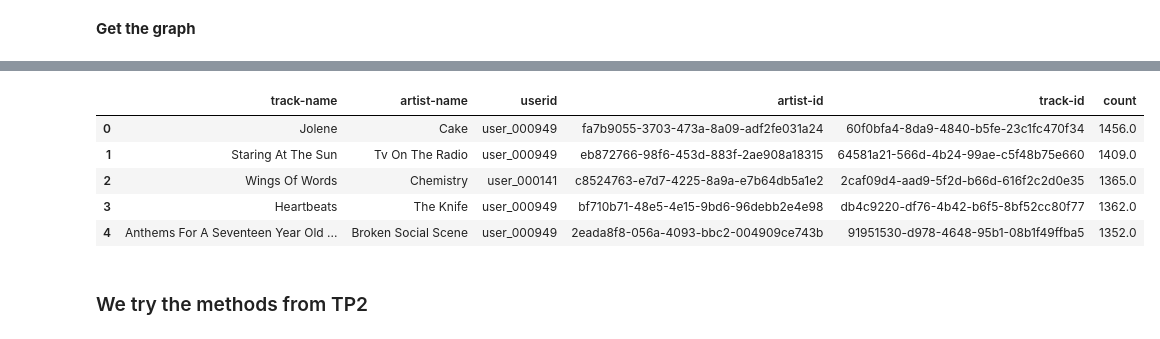
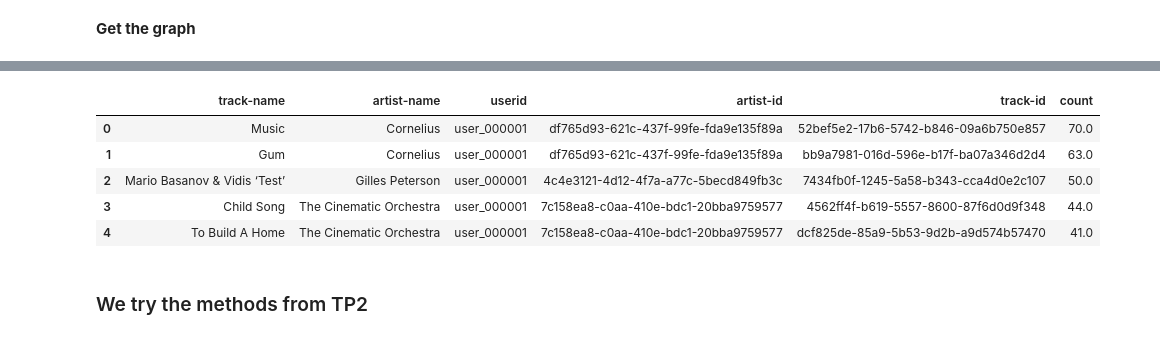
Before and after one commit to chloedia/Graph_Music_Recommendation, a Jupyter notebook: Main.ipynb, the cells around one changed output, grey strips where cells are left out. Saved outputs shown, nothing was run; the diff lists cells and outputs as text; code cells hidden in the pictures.

Commit message:
test working

```diff
--- a/Main.ipynb
+++ b/Main.ipynb
@@ -242,3 +238,13 @@ Pearson coefficient, Bellman ford algorithm ...
 # %%
 train_G  = nx.read_gml("saved_data/graph_user_tracks_train.gml")
 val_G  = nx.read_gml("saved_data/graph_user_tracks_val.gml")
+# %%
+if not exists('./saved_data/val_user_top_logs.tsv'):
+    temp_val = get_only_top(val_user_id_logs,user_id_profile['#id'], n_top = 50)
+    temp_val = temp_val.nlargest(10000,'count')
+    temp_val.to_csv('./saved_data/val_user_top_logs.tsv')
+
+else :
+    temp_val = pd.read_csv('./saved_data/val_user_top_logs.tsv', index_col=0)
+
+temp_val.head()
@@ -245,16 +259,16 @@ val_G  = nx.read_gml("saved_data/graph_user_tracks_val.gml")
 # %%
 #Concatenate the train and val sets summing the count for the same track and the same user
-new_val_user_id_logs_top = pd.concat([train_user_top_logs, val_user_id_logs_top], ignore_index=True)
+new_val_user_id_logs_top = pd.concat([train_user_top_logs, temp_val], ignore_index=True)
 #sum count column for same track and same user
 new_val_user_id_logs_top.groupby(['userid', 'track-id']).sum('count')
 new_val_user_id_logs_top.head()
 # %% [output]
 |  | track-name | artist-name | userid | artist-id | track-id | count |
-| 0 | Jolene | Cake | user_000949 | fa7b9055-3703-473a-8a09-adf2fe031a24 | 60f0bfa4-8da9-4840-b5fe-23c1fc470f34 | 1456.0 |
-| 1 | Staring At The Sun | Tv On The Radio | user_000949 | eb872766-98f6-453d-883f-2ae908a18315 | 64581a21-566d-4b24-99ae-c5f48b75e660 | 1409.0 |
-| 2 | Wings Of Words | Chemistry | user_000141 | c8524763-e7d7-4225-8a9a-e7b64db5a1e2 | 2caf09d4-aad9-5f2d-b66d-616f2c2d0e35 | 1365.0 |
-| 3 | Heartbeats | The Knife | user_000949 | bf710b71-48e5-4e15-9bd6-96debb2e4e98 | db4c9220-df76-4b42-b6f5-8bf52cc80f77 | 1362.0 |
-| 4 | Anthems For A Seventeen Year Old ... | Broken Social Scene | user_000949 | 2eada8f8-056a-4093-bbc2-004909ce743b | 91951530-d978-4648-95b1-08b1f49ffba5 | 1352.0 |
+| 0 | Music | Cornelius | user_000001 | df765d93-621c-437f-99fe-fda9e135f89a | 52bef5e2-17b6-5742-b846-09a6b750e857 | 70.0 |
+| 1 | Gum | Cornelius | user_000001 | df765d93-621c-437f-99fe-fda9e135f89a | bb9a7981-016d-596e-b17f-ba07a346d2d4 | 63.0 |
+| 2 | Mario Basanov & Vidis ‘Test’ | Gilles Peterson | user_000001 | 4c4e3121-4d12-4f7a-a77c-5becd849fb3c | 7434fb0f-1245-5a58-b343-cca4d0e2c107 | 50.0 |
+| 3 | Child Song | The Cinematic Orchestra | user_000001 | 7c158ea8-c0aa-410e-bdc1-20bba9759577 | 4562ff4f-b619-5557-8600-87f6d0d9f348 | 44.0 |
+| 4 | To Build A Home | The Cinematic Orchestra | user_000001 | 7c158ea8-c0aa-410e-bdc1-20bba9759577 | dcf825de-85a9-5b53-9d2b-a9d574b57470 | 41.0 |
 # %%
 #Then we create the graph
 
```
Also changed, not shown: parts of 13 cells of this notebook, 5 other files.
